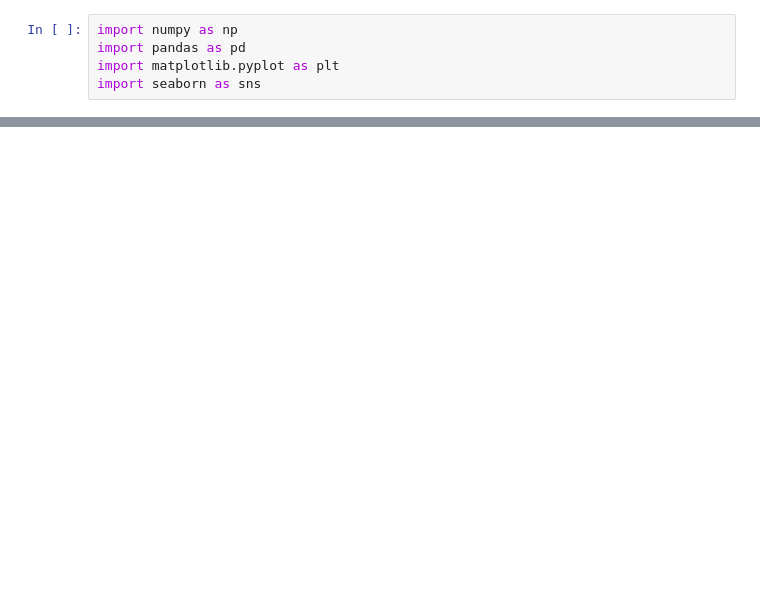
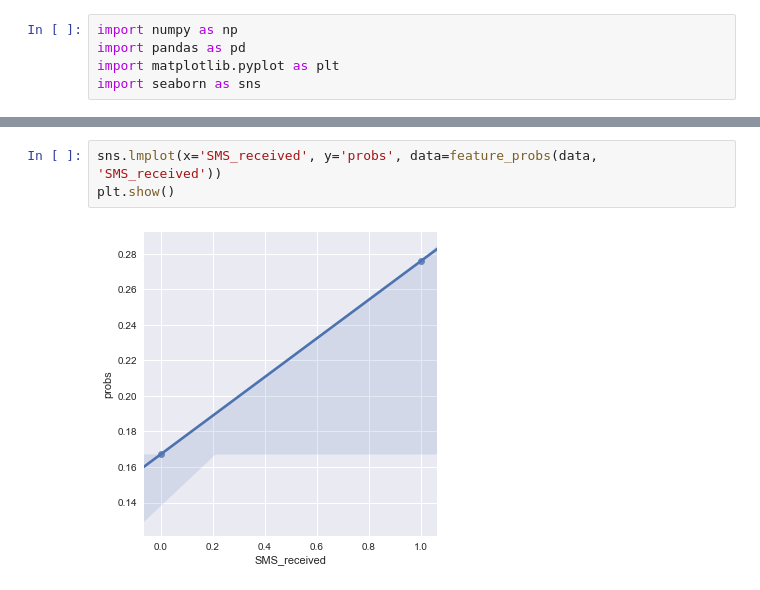
Before and after one commit to munozalexander/NoShow-Prediction, a Jupyter notebook: NoShows.ipynb, the cells around one changed output, grey strips where cells are left out. Cells and saved outputs as stored; diff of their text form; blank space fills up the shorter version.

```diff
--- a/NoShows.ipynb
+++ b/NoShows.ipynb
@@ -43,0 +69,5 @@ print(data.shape)
+# %%
+sns.lmplot(x='SMS_received', y='probs', data=feature_probs(data, 'SMS_received'))
+plt.show()
+# %% [output]
+[figure, added]
```
Also changed, not shown: parts of 10 cells of this notebook.
